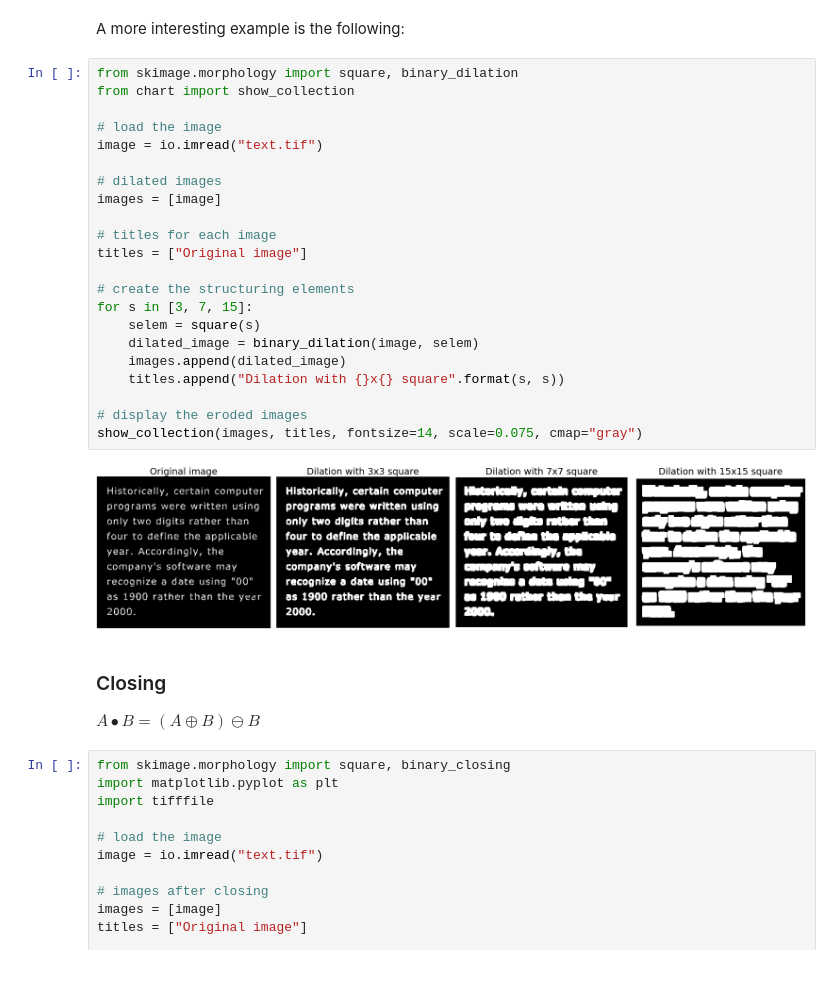
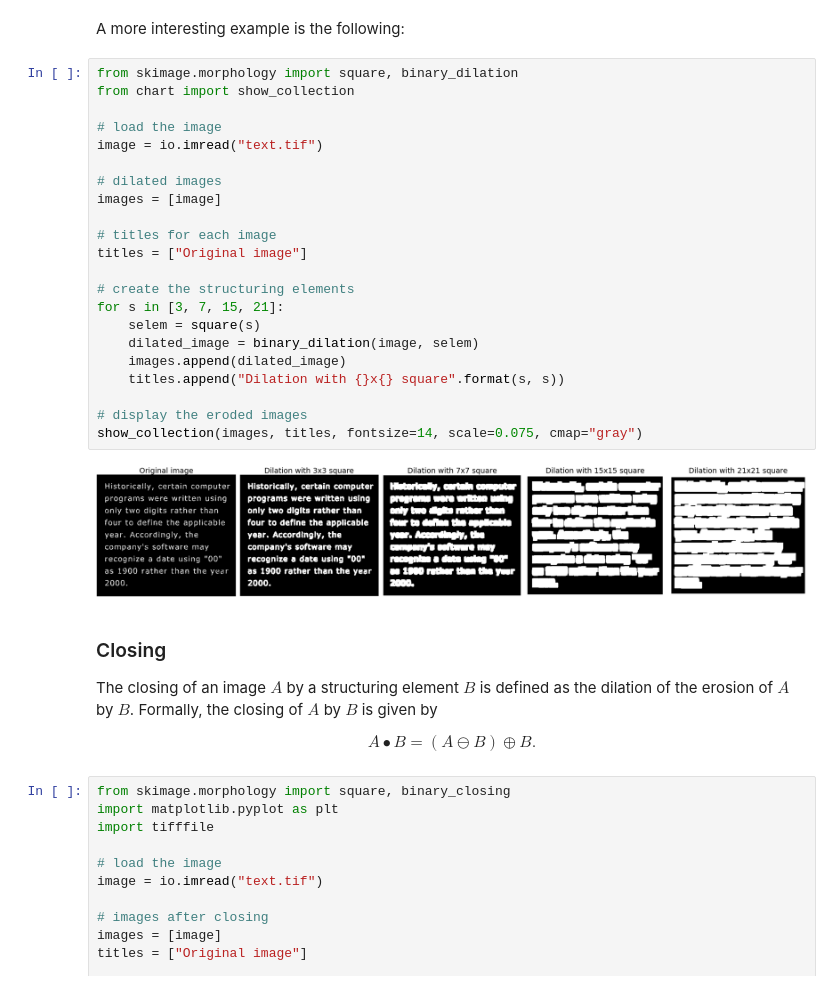
Before and after one commit to thiagopx/pdi, a Jupyter notebook: notebooks/6_morphology.ipynb, the cells around one changed output. Drawn from its saved outputs; the diff is of its cells as text.

```diff
--- a/notebooks/6_morphology.ipynb
+++ b/notebooks/6_morphology.ipynb
@@ -128,31 +140,33 @@ A more interesting example is the following:
 # %%
 from skimage.morphology import square, binary_dilation
 from chart import show_collection
 
 # load the image
 image = io.imread("text.tif")
 
 # dilated images
 images = [image]
 
 # titles for each image
 titles = ["Original image"]
 
 # create the structuring elements
-for s in [3, 7, 15]:
+for s in [3, 7, 15, 21]:
     selem = square(s)
     dilated_image = binary_dilation(image, selem)
     images.append(dilated_image)
     titles.append("Dilation with {}x{} square".format(s, s))
 
 # display the eroded images
 show_collection(images, titles, fontsize=14, scale=0.075, cmap="gray")
 # %% [output]
-[figure, old version]
+[figure, new version]
-# %% [markdown]
-### Closing
-
-$A \bullet B = (A \oplus B) \ominus B$
+# %% [markdown]
+### Closing
+
+The closing of an image $A$ by a structuring element $B$ is defined as the dilation of the erosion of $A$ by $B$. Formally, the closing of $A$ by $B$ is given by
+
+$$A \bullet B = (A \ominus B) \oplus B.$$
 # %%
 from skimage.morphology import square, binary_closing
 import matplotlib.pyplot as plt
```
Also changed, not shown: parts of 8 cells of this notebook, 4 other files.
